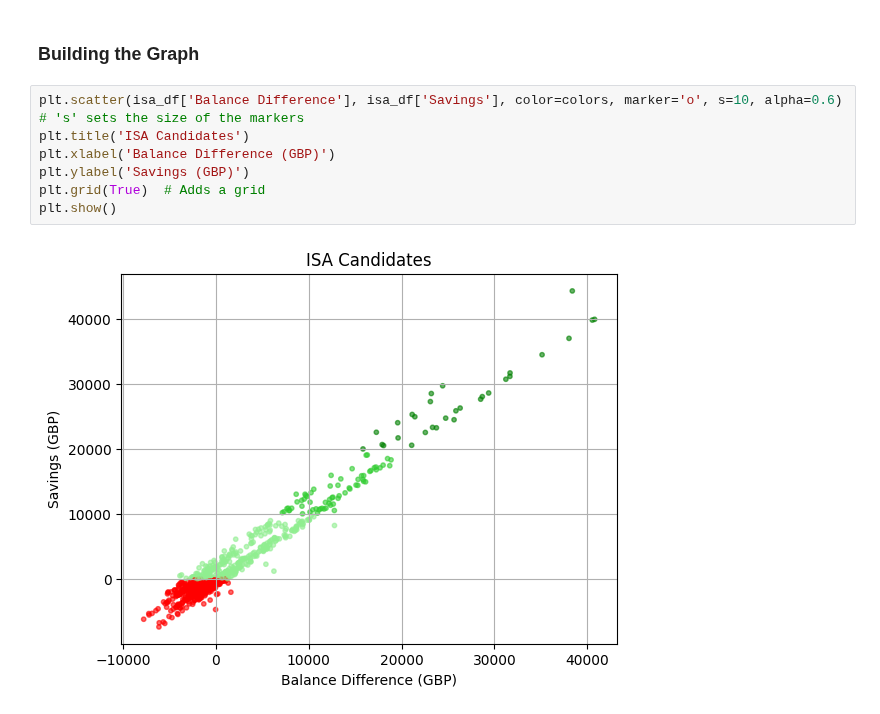
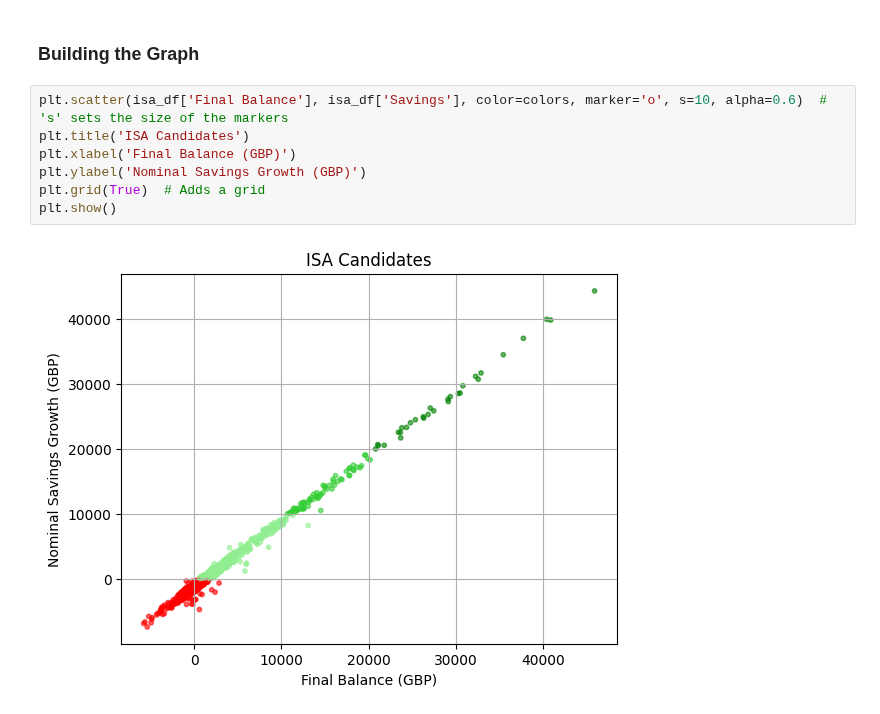
Before and after one commit to UoB-DSMP-2023-24/dsmp-2024-group27, a Jupyter notebook: PersonalFinance/ISA Recommendation 2.ipynb, the cells around one changed output. Drawn from its saved outputs; the diff is of its cells as text.

```diff
--- a/PersonalFinance/ISA Recommendation 2.ipynb
+++ b/PersonalFinance/ISA Recommendation 2.ipynb
@@ -123,11 +127,11 @@ for x in isa_df['Savings']:
 # %% [markdown]
 ### Building the Graph
 # %%
-plt.scatter(isa_df['Balance Difference'], isa_df['Savings'], color=colors, marker='o', s=10, alpha=0.6)  # 's' sets the size of the markers
+plt.scatter(isa_df['Final Balance'], isa_df['Savings'], color=colors, marker='o', s=10, alpha=0.6)  # 's' sets the size of the markers
 plt.title('ISA Candidates')
-plt.xlabel('Balance Difference (GBP)')
-plt.ylabel('Savings (GBP)')
+plt.xlabel('Final Balance (GBP)')
+plt.ylabel('Nominal Savings Growth (GBP)')
 plt.grid(True)  # Adds a grid
 plt.show()
 # %% [output]
-[figure, old version]
+[figure, new version]
```
Also changed, not shown: parts of 4 cells of this notebook, 2 other files.
